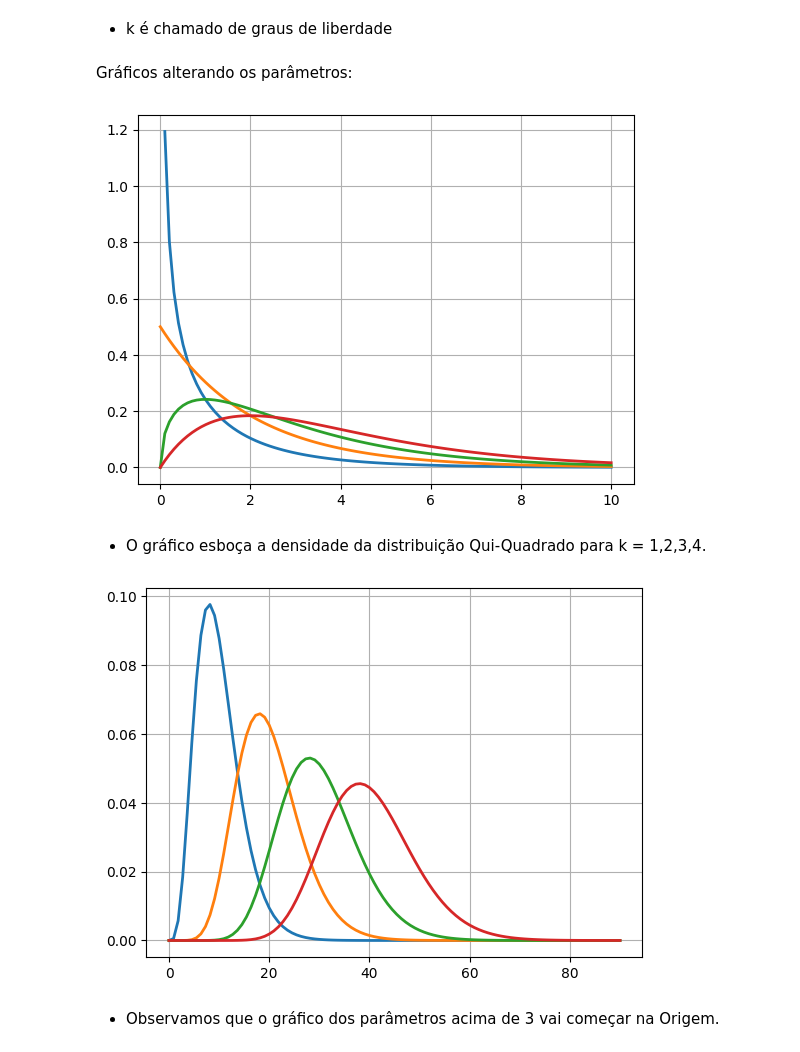
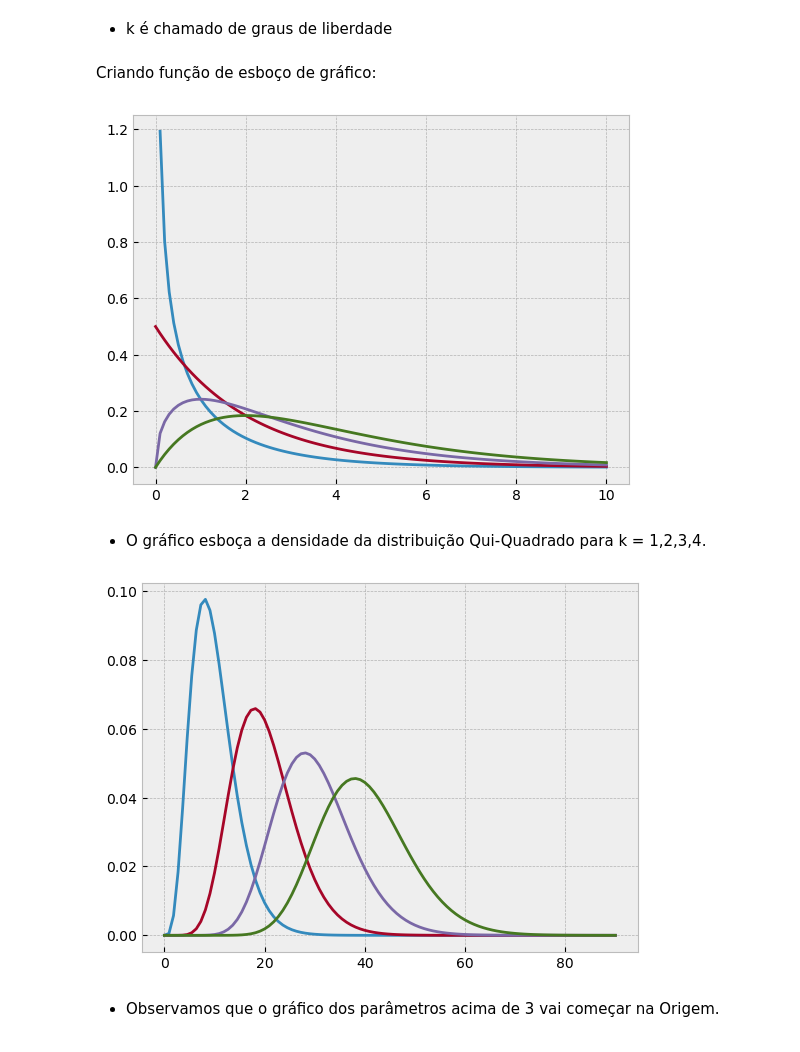
Before and after one commit to mateus-mesquita/Inferencia_estatistica, a Jupyter notebook: Chi2.ipynb, the cells around one changed output. Drawn from its saved outputs; the diff is of its cells as text; code cells hidden in the pictures.

```diff
--- a/Chi2.ipynb
+++ b/Chi2.ipynb
@@ -15,8 +15,8 @@ from scipy.stats import chi2
 # %%
 # definindo variável
 X = chi2(df = 8)
-# %% [markdown]
-Gráficos alterando os parâmetros:
+# %% [markdown]
+Criando função de esboço de gráfico:
 # %%
 # Função para esboçar a densidade:
 def PlotX2(n, k):
@@ -44,15 +44,16 @@ def PlotX2(n, k):
     fig.show()  # Mostra a última figura
 # %%
 # plotando gráfico com parâmetros k = [1,2,3,4]
+plt.style.use('bmh')
 PlotX2(10,k = [1,2,3,4])
 # %% [output]
-[figure, old version]
+[figure, new version]
 # %% [markdown]
 - O gráfico esboça a densidade da distribuição Qui-Quadrado para k = 1,2,3,4.
 # %%
 # Esboçando gráfico com k = 10,20,30,40
 PlotX2(90,k = [10,20,30,40])
 # %% [output]
-[figure, old version]
+[figure, new version]
 # %% [markdown]
 - Observamos que o gráfico dos parâmetros acima de 3 vai começar na Origem.
```
Also changed, not shown: parts of 14 cells of this notebook.
